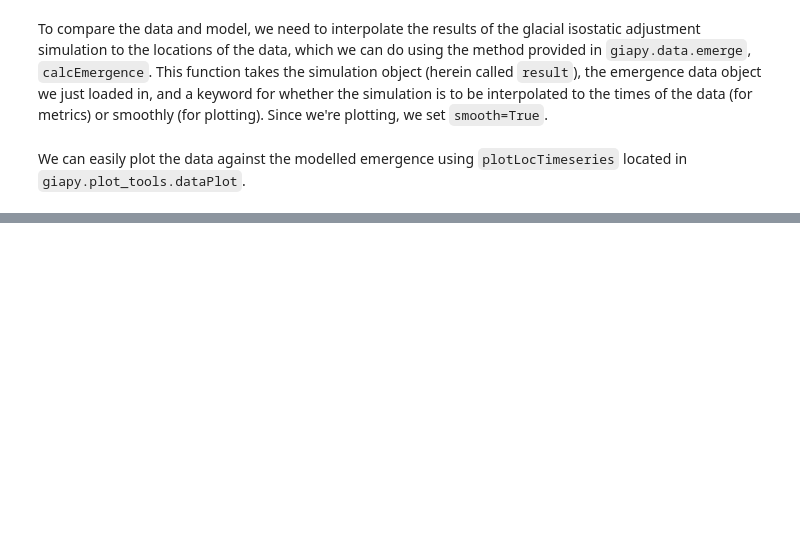
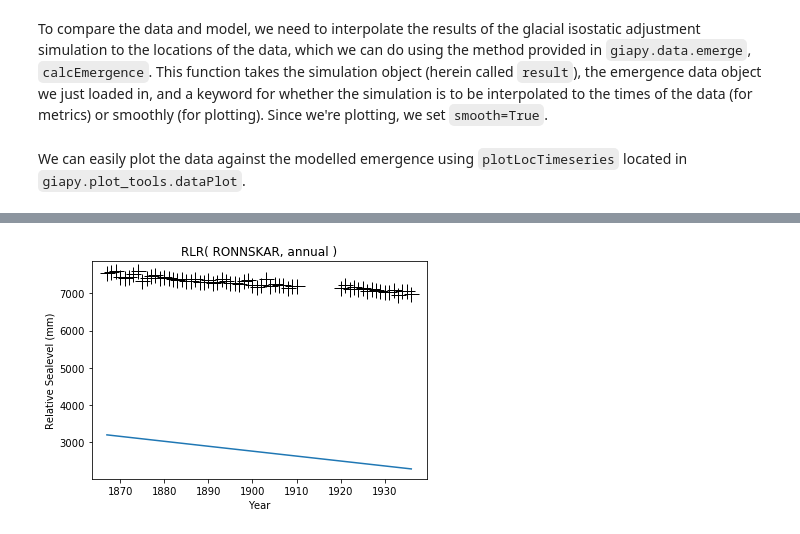
Before and after one commit to skachuck/giapy, a Jupyter notebook: nbs/giapyTutorial.ipynb, the cells around one changed output, grey strips where cells are left out. Cells and saved outputs as stored; diff of their text form; code cells hidden in the pictures; blank space fills up the shorter version.

```diff
--- a/nbs/giapyTutorial.ipynb
+++ b/nbs/giapyTutorial.ipynb
@@ -260,0 +281,8 @@ ax.set_ylabel('Present Elev. of past Shoreline (m)'); ax.set_xlabel('ka BP');
+# %%
+i = 30
+from giapy.plot_tools.dataPlot import plotLocTimeseries
+fig, ax = plt.subplots(1,1)
+plotLocTimeseries(rsldata[i], rslcalc[i], ax=ax, title=True)
+ax.set_ylabel('Relative Sealevel (mm)'); ax.set_xlabel('Year');
+# %% [output]
+[figure, added]
```
Also changed, not shown: parts of 11 cells of this notebook, 2 other files.
